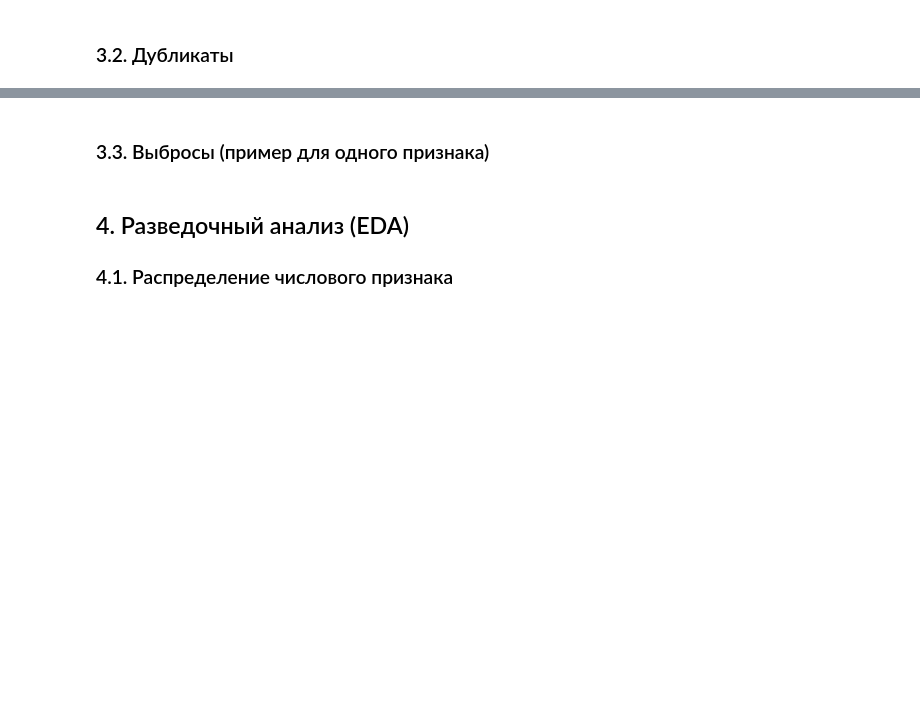
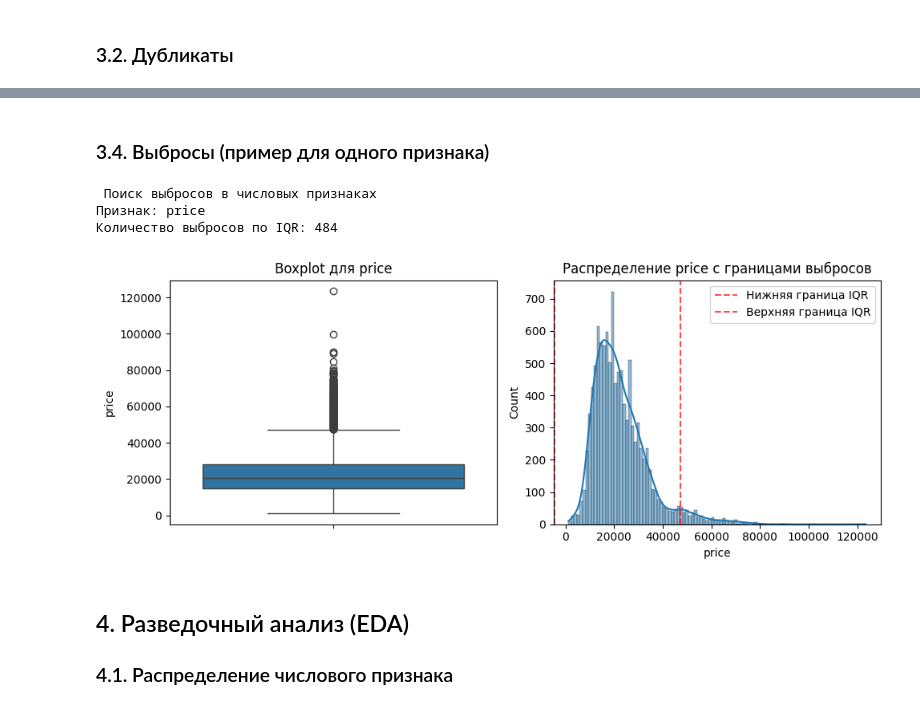
Before and after one commit to ask1d/lab1, a Jupyter notebook: notebooks/01_data_understanding.ipynb, the cells around one changed output, grey strips where cells are left out. Drawn from its saved outputs; the diff is of its cells as text; code cells hidden in the pictures; blank space fills up the shorter version.

```diff
--- a/notebooks/01_data_understanding.ipynb
+++ b/notebooks/01_data_understanding.ipynb
@@ -24,6 +24,6 @@ import matplotlib.pyplot as plt
 import seaborn as sns
 
 # Загрузка данных
-df = pd.read_csv('../data/your_dataset.csv')  # Путь к вашему файлу
+df = pd.read_csv(r"C:\Users\му-рс\OneDrive\Рабочий стол\vsc workspaces\lab1\data\bmw.csv")  # Путь к вашему файлу
 print(f'Размер датасета: {df.shape[0]} строк, {df.shape[1]} столбцов')
 df.head()
@@ -55,23 +131,38 @@ print(f'Полных дубликатов строк: {duplicates}')
 # %% [markdown]
-### 3.3. Выбросы (пример для одного признака)
+### 3.4. Выбросы (пример для одного признака)
 # %%
-# Замените 'your_numeric_column' на реальное название столбца
-column = 'your_numeric_column'
-Q1 = df[column].quantile(0.25)
-Q3 = df[column].quantile(0.75)
-IQR = Q3 - Q1
+print("Поиск выбросов в числовых признаках")
+target_numeric_col = 'price'
 
-lower_bound = Q1 - 1.5 * IQR
-upper_bound = Q3 + 1.5 * IQR
+if target_numeric_col in df.columns:
+    Q1 = df[target_numeric_col].quantile(0.25)
+    Q3 = df[target_numeric_col].quantile(0.75)
+    IQR = Q3 - Q1
+    lower_bound = Q1 - 1.5 * IQR
+    upper_bound = Q3 + 1.5 * IQR
 
-outliers = df[(df[column] < lower_bound) | (df[column] > upper_bound)]
-print(f'Выбросов по методу IQR: {len(outliers)}')
+    outliers = df[(df[target_numeric_col] < lower_bound) | (df[target_numeric_col] > upper_bound)]
+    print(f"Признак: {target_numeric_col}")
+    print(f"Количество выбросов по IQR: {outliers.shape[0]}")
 
-# Визуализация
-plt.figure(figsize=(10, 6))
-sns.boxplot(data=df, y=column)
-plt.title(f'Boxplot для {column}')
-plt.show()
+    plt.figure(figsize=(10, 4))
+    plt.subplot(1, 2, 1)
+    sns.boxplot(y=df[target_numeric_col])
+    plt.title(f'Boxplot для {target_numeric_col}')
+
+    plt.subplot(1, 2, 2)
+    sns.histplot(df[target_numeric_col], kde=True)
+    plt.axvline(lower_bound, color='r', linestyle='--', alpha=0.7, label=f'Нижняя граница IQR')
+    plt.axvline(upper_bound, color='r', linestyle='--', alpha=0.7, label=f'Верхняя граница IQR')
+    plt.title(f'Распределение {target_numeric_col} с границами выбросов')
+    plt.legend()
+    plt.tight_layout()
+    plt.show()
+# %% [output]
+ Поиск выбросов в числовых признаках
+Признак: price
+Количество выбросов по IQR: 484
+[figure, added]
 # %% [markdown]
 ## 4. Разведочный анализ (EDA)
 
```
Also changed, not shown: parts of 15 cells of this notebook.
